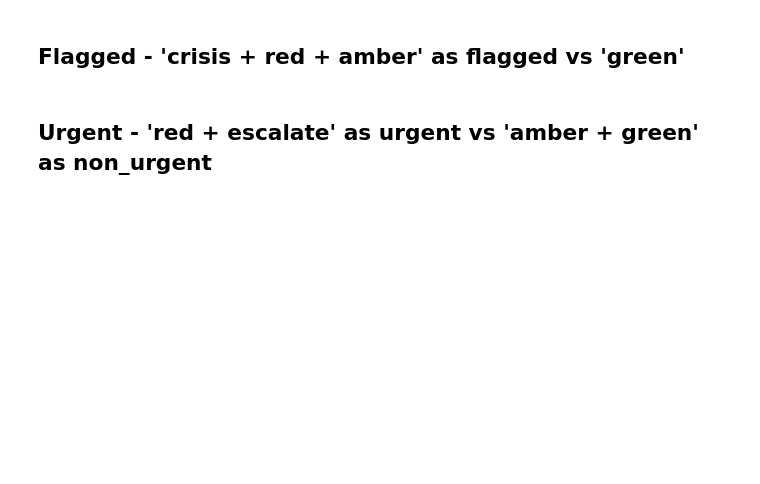
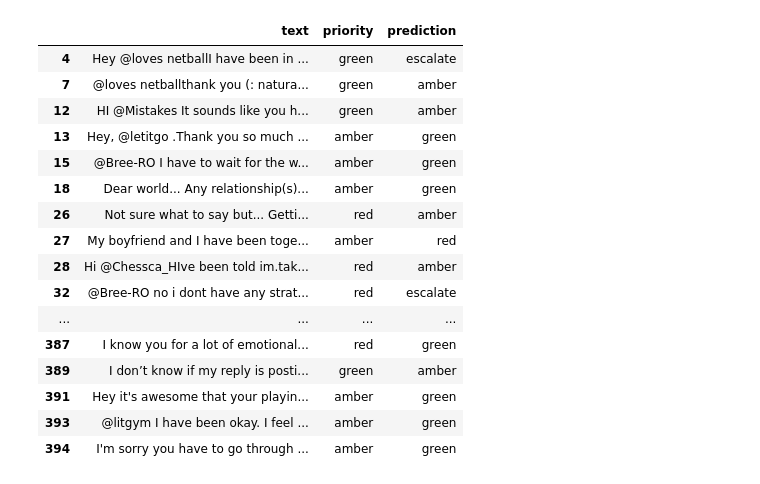
Before and after one commit to VedantMandloi/ResearchProject32934, a Jupyter notebook: src/combined_models/d2v_svm_combined.ipynb, the cells around one changed output. Cells and saved outputs as stored; diff of their text form; code cells hidden in the pictures; blank space fills up the shorter version.

```diff
--- a/src/combined_models/d2v_svm_combined.ipynb
+++ b/src/combined_models/d2v_svm_combined.ipynb
@@ -90,18 +178,27 @@ plt.scatter(features_2d[:, 0], features_2d[:, 1], c=test_df.priority.map({'green
 # %%
 %%time
 
-params = [
-    {'C': [0.1, 1.0, 10], 'gamma': [0.01, 0.1, 1.0], 'kernel': ['rbf'], 'class_weight':['balanced']},
-    {'C': [1.0, 10, 100, 1000, 10000], 'kernel': ['linear'], 'class_weight':['balanced']}
-]
+params = {'C': scipy.stats.expon(scale=10), 'gamma': scipy.stats.expon(scale=.1), 'kernel': ['rbf'], 'class_weight':['balanced']}
 
-clf = GridSearchCV(estimator=SVC(),
-                         param_grid=params,
-                         n_jobs=-1,
+clf = RandomizedSearchCV(estimator=SVC(),
+                         param_distributions=params,
+                         n_jobs=10,
                          scoring='f1_macro',
-                         cv=5)
+                         cv=5,
+                         n_iter=100)
+
+# params = [
+#     {'C': [0.1, 1.0, 10], 'gamma': [0.01, 0.1, 1.0], 'kernel': ['rbf'], 'class_weight':['balanced']},
+# ]
+
+# clf = GridSearchCV(estimator=SVC(),
+#                          param_grid=params,
+#                          n_jobs=10,
+#                          scoring='f1_macro',
+#                          cv=5)
 
 svc_searched_clf = clf.fit(xtrain, ytrain)
+
 
 print('Best Params:', svc_searched_clf.best_params_, '\n')
 print('Best macro avg F1 score:', svc_searched_clf.best_score_, '\n')
@@ -121,4 +212,3 @@ def run_tfidf_svc(clf, xtest, ytest):
 # %%
-predicted_priority = run_tfidf_svc(clf = svc_searched_clf.best_estimator_,
-                                   xtest = xtest,
-                                   ytest = ytest)
+predicted_priority = svc_searched_clf.predict(xtest)
+print_results(ytest, predicted_priority)
@@ -133,2 +232,0 @@ print('Macro avgd f1 score: ',
-# %% [markdown]
-## Flagged - 'crisis + red + amber' as flagged vs 'green'
@@ -146,2 +232,0 @@ print('Classification Report:\n', classification_report(flagged_ytest, flagged_p
-# %% [markdown]
-## Urgent - 'red + escalate' as urgent vs 'amber + green' as non_urgent
@@ -158,0 +233,24 @@ print('Classification Report:\n', classification_report(urgent_ytest, urgent_pre
+# %%
+test_df['prediction'] = predicted_priority
+pd.options.display.max_colwidth = 2000
+pd.options.display.max_rows = 400
+# %%
+test_df[test_df.priority != test_df.prediction]
+# %% [output]
+|  | text | priority | prediction |
+| 4 | Hey @loves netballI have been in ... | green | escalate |
+| 7 | @loves netballthank you (: natura... | green | amber |
+| 12 | HI @Mistakes It sounds like you h... | green | amber |
+| 13 | Hey, @letitgo .Thank you so much ... | amber | green |
+| 15 | @Bree-RO I have to wait for the w... | amber | green |
+| 18 | Dear world... Any relationship(s)... | amber | green |
+| 26 | Not sure what to say but... Getti... | red | amber |
+| 27 | My boyfriend and I have been toge... | amber | red |
+| 28 | Hi @Chessca_HIve been told im.tak... | red | amber |
+| 32 | @Bree-RO no i dont have any strat... | red | escalate |
+| ... | ... | ... | ... |
+| 387 | I know you for a lot of emotional... | red | green |
+| 389 | I don’t know if my reply is posti... | green | amber |
+| 391 | Hey it's awesome that your playin... | amber | green |
+| 393 | @litgym I have been okay. I feel ... | amber | green |
+| 394 | I'm sorry you have to go through ... | amber | green |
```
Also changed, not shown: parts of 28 cells of this notebook, 30 other files.
